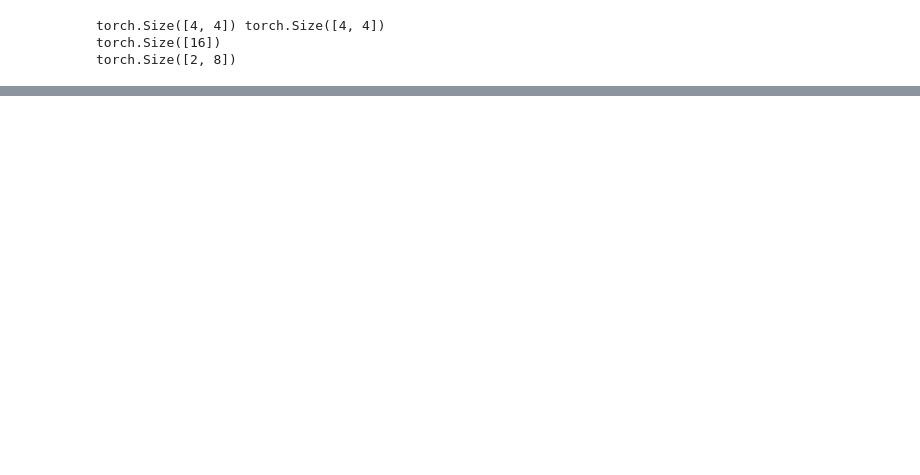
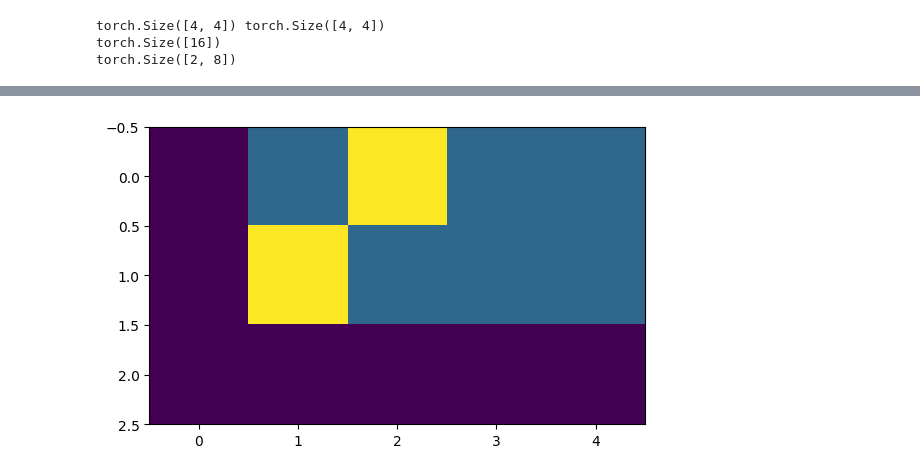
Before and after one commit to Suncheng2022/D2L, a Jupyter notebook: Transformer/review_part01.ipynb, the cells around one changed output, grey strips where cells are left out. Saved outputs shown, nothing was run; the diff lists cells and outputs as text; code cells hidden in the pictures; blank space fills up the shorter version.

```diff
--- a/Transformer/review_part01.ipynb
+++ b/Transformer/review_part01.ipynb
@@ -661,0 +1047,14 @@ tensor([[[-1.0439e+01, -1.7815e+01, -1.0112e+01,  ...,  4.8730e+01,
+# %%
+# 测试LabelSmoothing
+crit = LabelSmoothing(size=5, padding_idx=0, smoothing=.5)      # 参数: size 目标词汇总数，smoothing 平滑程度
+predict = Variable(torch.FloatTensor([[0, .2, .7, .1, 0],       # 模拟经过了softmax的预测结果
+                                      [0, .2, .7, .1, 0],
+                                      [0, .2, .7, .1, 0]]))
+target = Variable(torch.LongTensor([2, 1, 0]))                  # 模拟标签值
+# 黄色方块，它相对于横坐标横跨的值域就是标签平滑后的正向平滑值域，我们可以看到大致是.5到2.5
+#         它相对于纵坐标横跨的值域就是标签平滑后的负向平滑值域，我们可以看到大致是-.5到1.5，总的值域空间由原来的[0,2]变为[-.5, 2.5]
+crit(predict, target)
+plt.imshow(crit.true_dist)
+plt.show()
+# %% [output]
+[figure, added]
```
Also changed, not shown: parts of 31 cells of this notebook.
